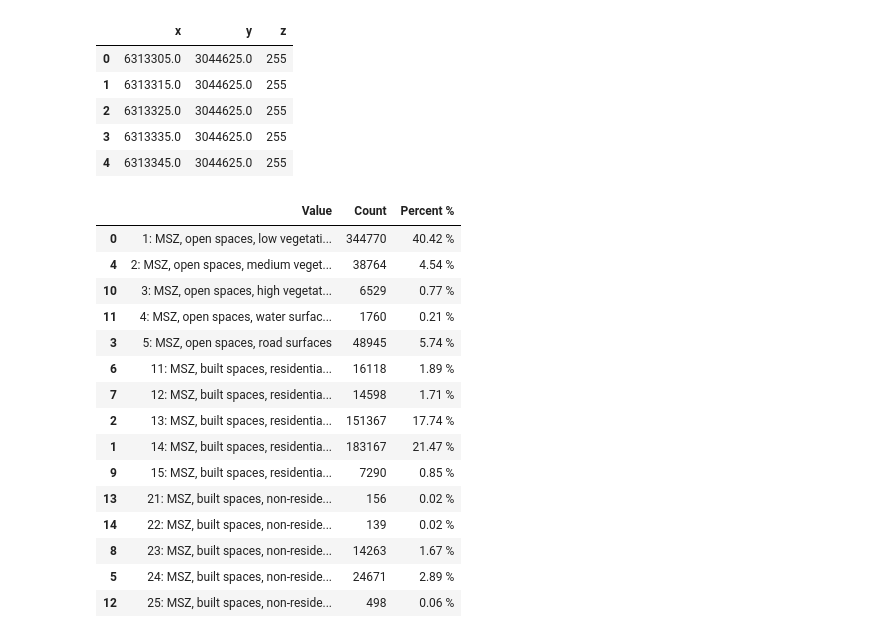
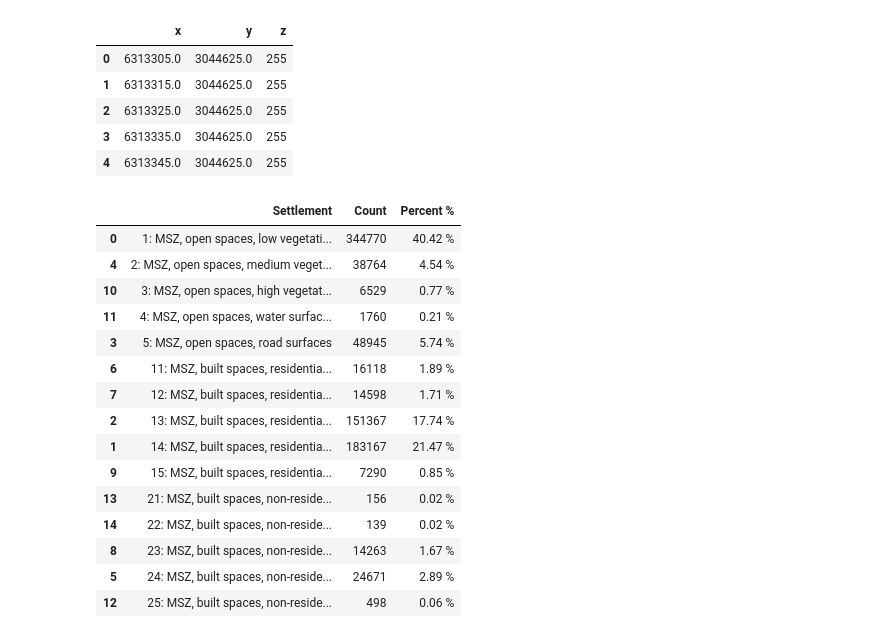
Before and after one commit to TJhon/python-raster-crop, a Jupyter notebook: tutorials/reference.ipynb, the cells around one changed output. Drawn from its saved outputs; the diff is of its cells as text; code cells hidden in the pictures.

```diff
--- a/tutorials/reference.ipynb
+++ b/tutorials/reference.ipynb
@@ -1170,13 +1170,13 @@ def plot_raster(
 
         plt.show()
 
-def summary_settlement(df: pd.DataFrame, names_settlement  = ['Value', "Count", "Percent %"]):
+def summary_settlement(df: pd.DataFrame, names_settlement  = ['Settlement', "Count", "Percent %"]):
     data_settle = df.query('z > 0 & z < 100').value_counts('z').reset_index().sort_values('z')
     data_settle['percent'] = data_settle['count'] / sum(data_settle['count']) * 100
     data_settle = data_settle.round(2)
     data_settle['percent'] = data_settle['percent'].astype(str) + " %"
     data_settle.columns = names_settlement
-    data_settle['Value'] = data_settle['Value'].replace(labels)
+    data_settle[names_settlement[0]] = data_settle[names_settlement[0]].replace(labels)
 
     return data_settle
 # %%
@@ -1211,23 +1211,24 @@ df.head()
 | 2 | 6313325.0 | 3044625.0 | 255 |
 | 3 | 6313335.0 | 3044625.0 | 255 |
 | 4 | 6313345.0 | 3044625.0 | 255 |
-# %%
-summary = summary_settlement(df)
-summary
-# %% [output]
-|  | Value | Count | Percent % |
-| 0 | 1: MSZ, open spaces, low vegetati... | 344770 | 40.42 % |
-| 4 | 2: MSZ, open spaces, medium veget... | 38764 | 4.54 % |
-| 10 | 3: MSZ, open spaces, high vegetat... | 6529 | 0.77 % |
-| 11 | 4: MSZ, open spaces, water surfac... | 1760 | 0.21 % |
-| 3 | 5: MSZ, open spaces, road surfaces | 48945 | 5.74 % |
-| 6 | 11: MSZ, built spaces, residentia... | 16118 | 1.89 % |
-| 7 | 12: MSZ, built spaces, residentia... | 14598 | 1.71 % |
-| 2 | 13: MSZ, built spaces, residentia... | 151367 | 17.74 % |
-| 1 | 14: MSZ, built spaces, residentia... | 183167 | 21.47 % |
-| 9 | 15: MSZ, built spaces, residentia... | 7290 | 0.85 % |
-| 13 | 21: MSZ, built spaces, non-reside... | 156 | 0.02 % |
-| 14 | 22: MSZ, built spaces, non-reside... | 139 | 0.02 % |
-| 8 | 23: MSZ, built spaces, non-reside... | 14263 | 1.67 % |
-| 5 | 24: MSZ, built spaces, non-reside... | 24671 | 2.89 % |
-| 12 | 25: MSZ, built spaces, non-reside... | 498 | 0.06 % |
+# %%
+pd.set_option('display.max_colwidth', None)
+summary = summary_settlement(df)
+summary.style.set_properties(**{'text-align': 'left'})
+# %% [output]
+|  | Settlement | Count | Percent % |
+| 0 | 1: MSZ, open spaces, low vegetati... | 344770 | 40.42 % |
+| 4 | 2: MSZ, open spaces, medium veget... | 38764 | 4.54 % |
+| 10 | 3: MSZ, open spaces, high vegetat... | 6529 | 0.77 % |
+| 11 | 4: MSZ, open spaces, water surfac... | 1760 | 0.21 % |
+| 3 | 5: MSZ, open spaces, road surfaces | 48945 | 5.74 % |
+| 6 | 11: MSZ, built spaces, residentia... | 16118 | 1.89 % |
+| 7 | 12: MSZ, built spaces, residentia... | 14598 | 1.71 % |
+| 2 | 13: MSZ, built spaces, residentia... | 151367 | 17.74 % |
+| 1 | 14: MSZ, built spaces, residentia... | 183167 | 21.47 % |
+| 9 | 15: MSZ, built spaces, residentia... | 7290 | 0.85 % |
+| 13 | 21: MSZ, built spaces, non-reside... | 156 | 0.02 % |
+| 14 | 22: MSZ, built spaces, non-reside... | 139 | 0.02 % |
+| 8 | 23: MSZ, built spaces, non-reside... | 14263 | 1.67 % |
+| 5 | 24: MSZ, built spaces, non-reside... | 24671 | 2.89 % |
+| 12 | 25: MSZ, built spaces, non-reside... | 498 | 0.06 % |
```
Also changed, not shown: parts of 2 cells of this notebook.
